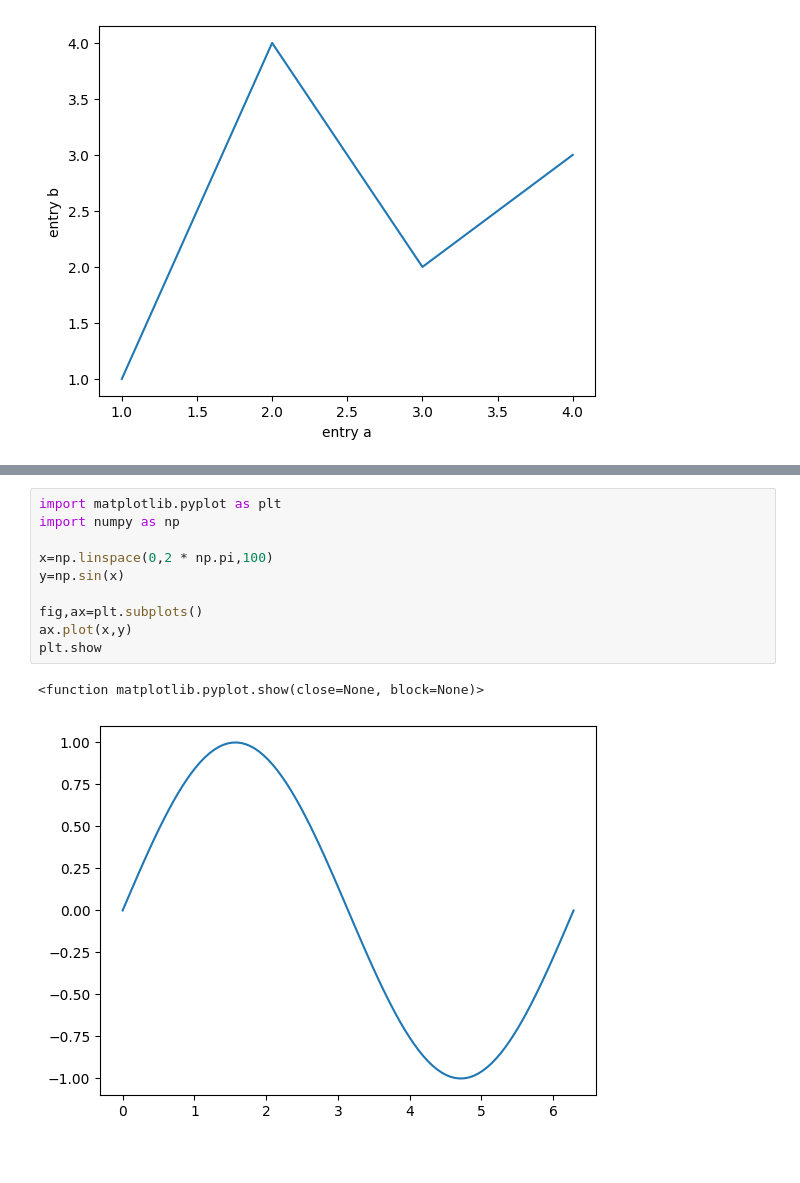
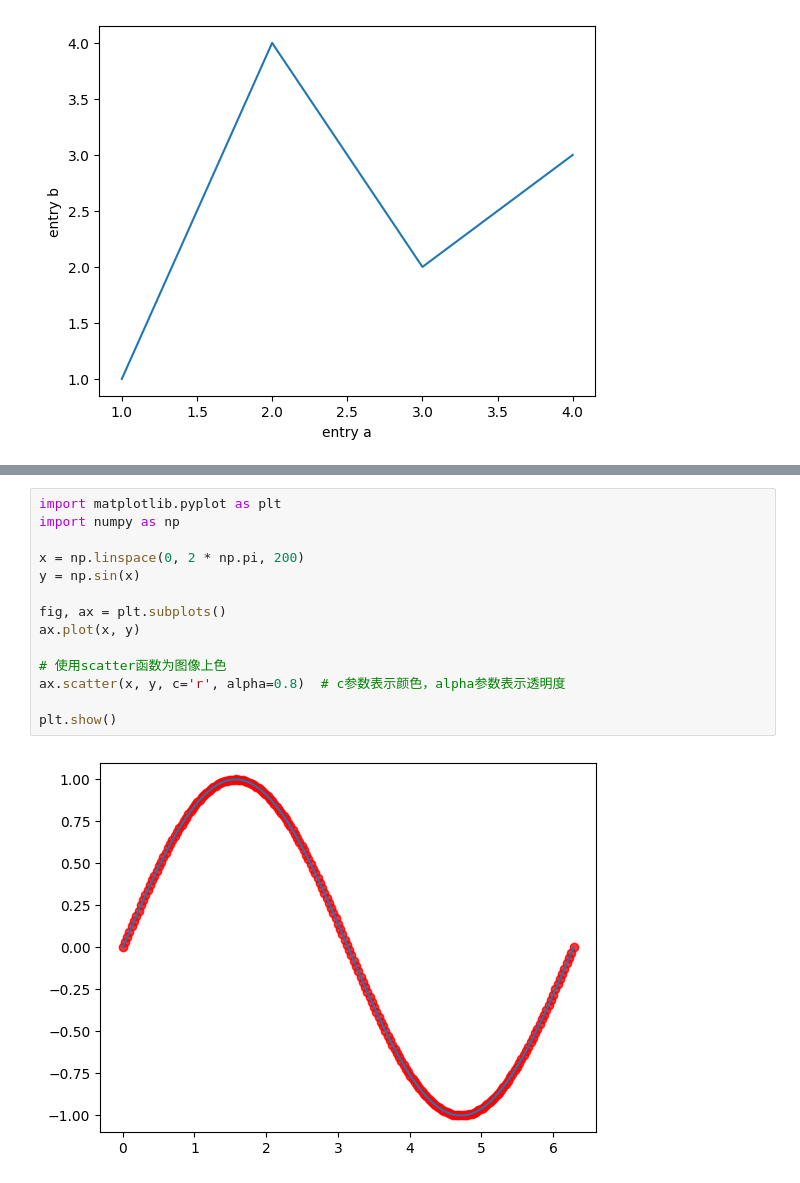
Before and after one commit to zori0815/paaaa, a Jupyter notebook: 07-plot.ipynb, the cells around one changed output, grey strips where cells are left out. Cells and saved outputs as stored; diff of their text form; blank space fills up the shorter version.

```diff
--- a/07-plot.ipynb
+++ b/07-plot.ipynb
@@ -23,13 +73,16 @@ Text(0, 0.5, 'entry b')
 # %%
 import matplotlib.pyplot as plt
 import numpy as np
 
-x=np.linspace(0,2 * np.pi,100)
-y=np.sin(x)
+x = np.linspace(0, 2 * np.pi, 200)
+y = np.sin(x)
 
-fig,ax=plt.subplots()
-ax.plot(x,y)
-plt.show
+fig, ax = plt.subplots()
+ax.plot(x, y)
+
+# 使用scatter函数为图像上色
+ax.scatter(x, y, c='r', alpha=0.8)  # c参数表示颜色，alpha参数表示透明度
+
+plt.show()
 # %% [output]
-<function matplotlib.pyplot.show(close=None, block=None)>
-[figure, old version]
+[figure, new version]
```
Also changed, not shown: parts of 3 cells of this notebook.
